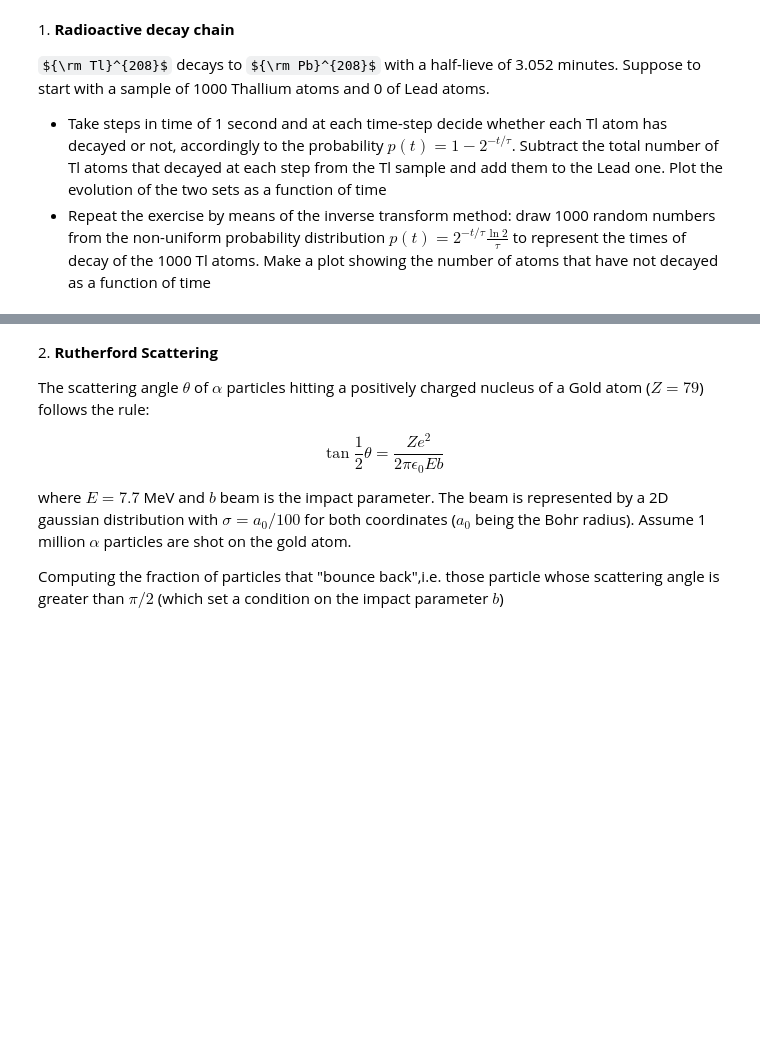
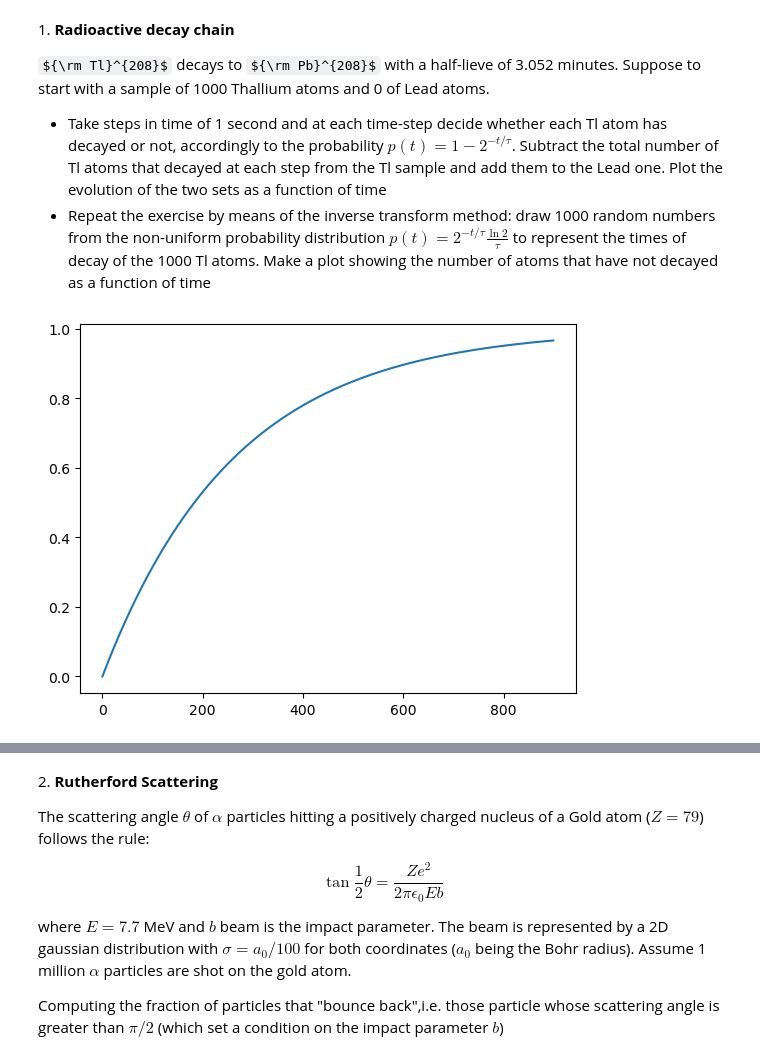
Before and after one commit to GioMai24/LaboratoryOfComputationalPhysics_Y7, a Jupyter notebook: Lab_10/10ex_MonteCarlo.ipynb, the cells around one changed output, grey strips where cells are left out. Cells and saved outputs as stored; diff of their text form; code cells hidden in the pictures; some formulas as TeX source; blank space fills up the shorter version.

```diff
--- a/Lab_10/10ex_MonteCarlo.ipynb
+++ b/Lab_10/10ex_MonteCarlo.ipynb
@@ -8,6 +8,15 @@ ${\rm Tl}^{208}$ decays to ${\rm Pb}^{208}$ with a half-lieve of 3.052 minutes.
 # %%
 import numpy as np
 import matplotlib.pyplot as plt
+# %%
+t = list(range(900))
+y = [p(T) for T in t]
+
+fig, ax = plt.subplots()
+ax.plot(t,y)
+plt.show()
+# %% [output]
+[figure, added]
 # %%
 rng = np.random.default_rng(1234)
 
```
Also changed, not shown: parts of 2 cells of this notebook, 1 other file.
